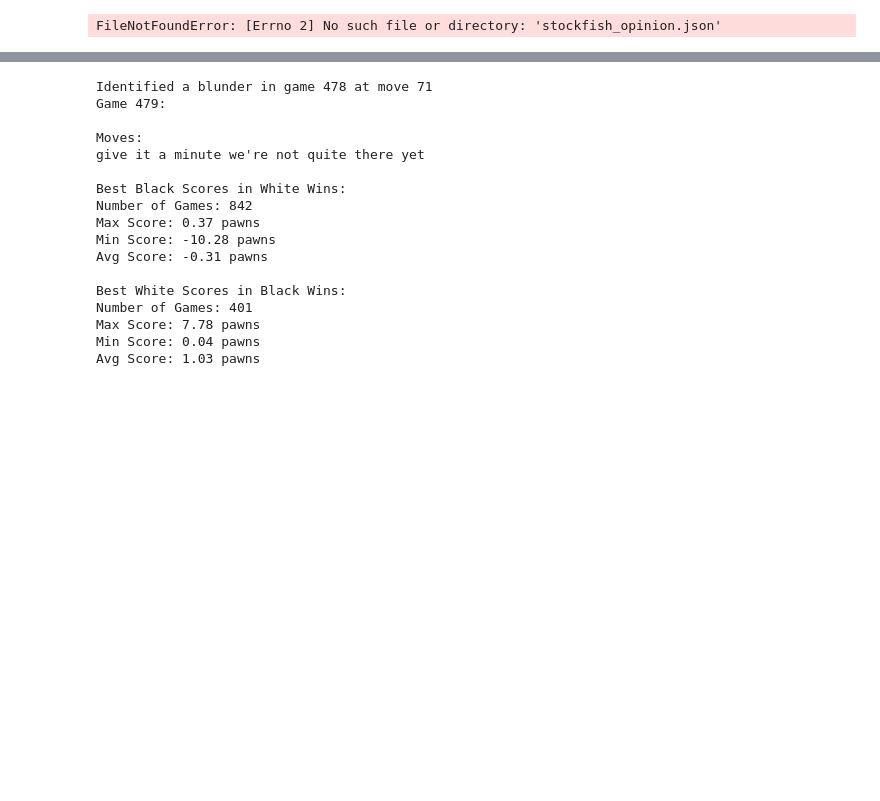
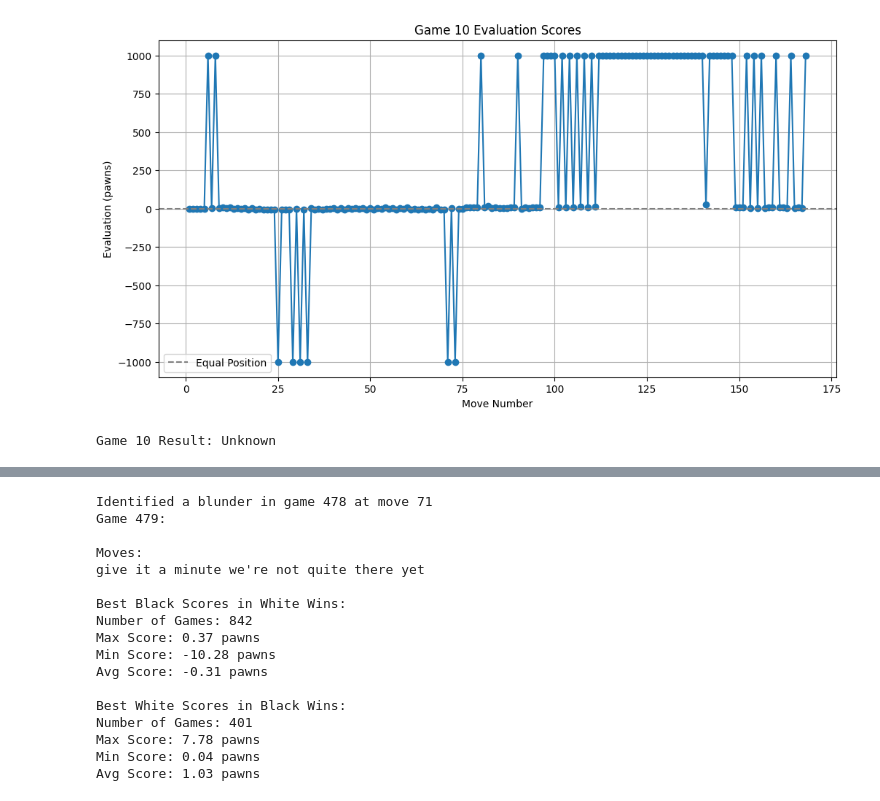
Before and after one commit to MarcosElFlamenco/train_chessGPT, a Jupyter notebook: evaluation/competitive_evaluation/see_stockfish_opinion.ipynb, the cells around one changed output, grey strips where cells are left out. Cells and saved outputs as stored; diff of their text form; code cells hidden in the pictures; blank space fills up the shorter version.

```diff
--- a/evaluation/competitive_evaluation/see_stockfish_opinion.ipynb
+++ b/evaluation/competitive_evaluation/see_stockfish_opinion.ipynb
@@ -1,12 +1,13 @@
 # %%
 import see_stockfish_opinion as g
 
-json_file = "stockfish_opinion.json"
-game_index = 234
+json_file = "../outputs/stockfish_opinion.json"
+game_index = 9
 #check games 477 and 478
 g.plot_game_evaluation(json_file,game_index)
 # %% [output]
+[figure, added]
-FileNotFoundError: [Errno 2] No such file or directory: 'stockfish_opinion.json'
+Game 10 Result: Unknown
 # %%
 import importlib
 importlib.reload(g)
```
Also changed, not shown: parts of 2 cells of this notebook.
